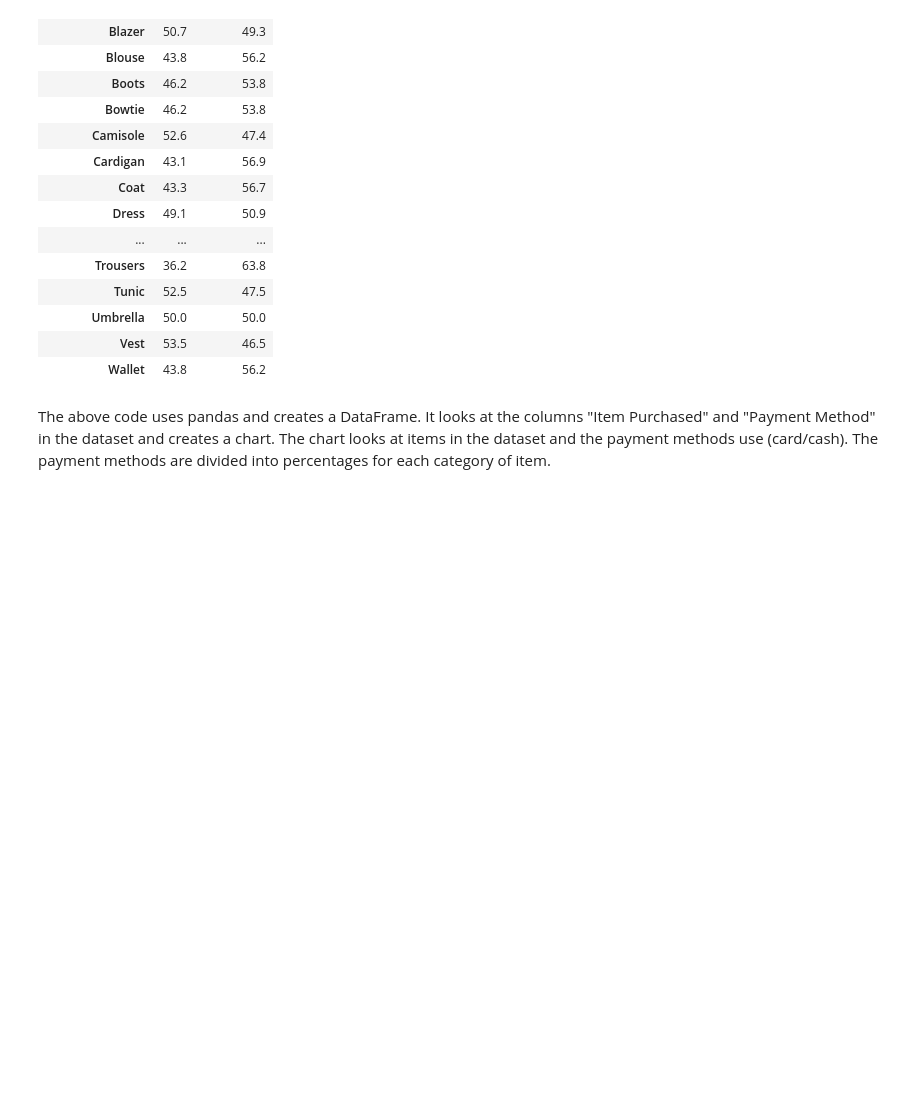
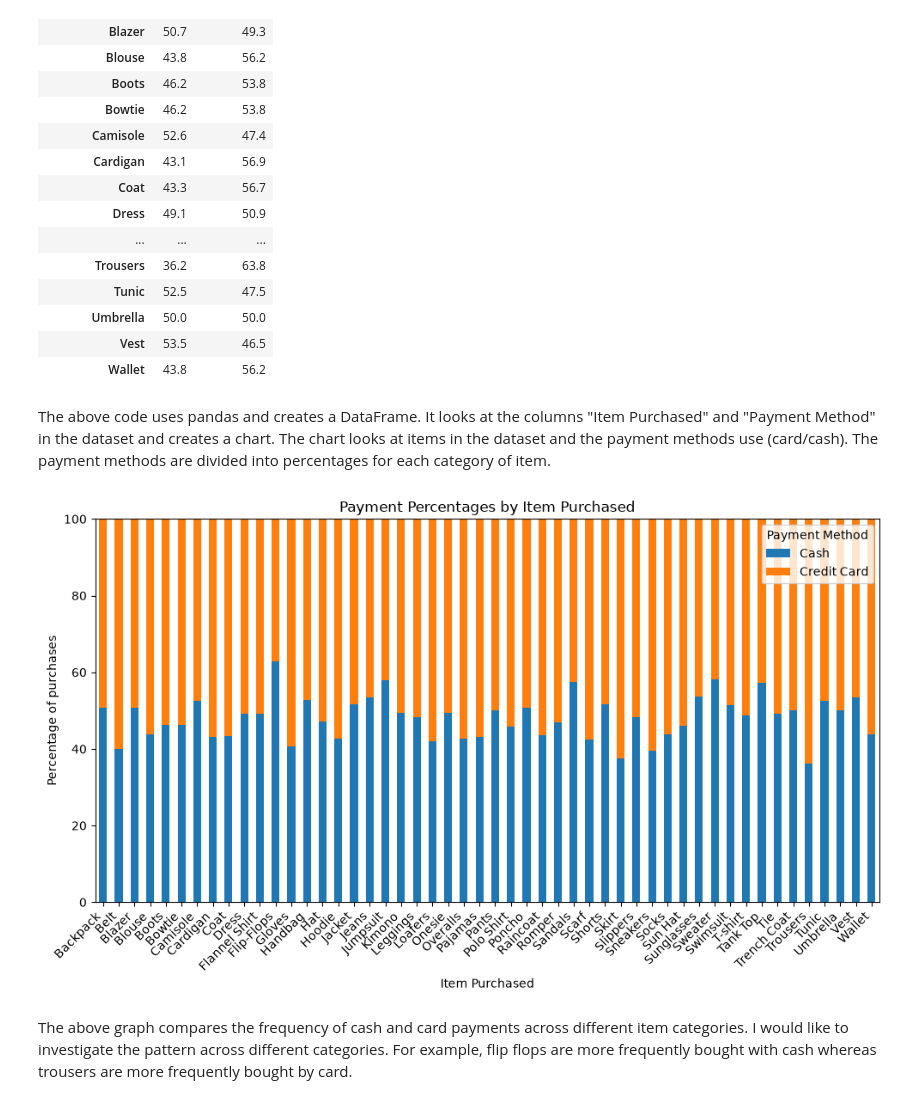
Before and after one commit to riya-p123/example-repo, a Jupyter notebook: notebook/introduction.ipynb, the cells around one changed output. Drawn from its saved outputs; the diff is of its cells as text; code cells hidden in the pictures; blank space fills up the shorter version.

Commit message:
tweaked markdowns and added comments to bar graph code

```diff
--- a/notebook/introduction.ipynb
+++ b/notebook/introduction.ipynb
@@ -58,20 +58,29 @@ payment_percentages.round(1)
 # %% [markdown]
 The above code uses pandas and creates a DataFrame. It looks at the columns "Item Purchased" and "Payment Method" in the dataset and creates a chart. The chart looks at items in the dataset and the payment methods use (card/cash). The payment methods are divided into percentages for each category of item.
 # %%
+# payment_percentages is the pandas dataframe created earlier
 # payment_percentages.plot() creates a bar chart to visualize the payment percentages by item purchased
 ax = payment_percentages.plot(
-    kind="bar"
+    kind="bar",
     # stacked=True puts the payment methods on top of each other in the bar chart, making it easier to compare the total percentages for each item purchased.
-    stacked=True
+    stacked=True,
     figsize=(10, 6)
 )
 
 ax.set_title("Payment Percentages by Item Purchased")
 ax.set_xlabel("Item Purchased")
 ax.set_ylabel("Percentage of purchases")
+# set_ylim(0, 100) sets the y-axis limits to be between 0 and 100, which is reasonable for the given dataset
 ax.set_ylim(0, 100)
 
+# Rotate the x-axis labels for better readability
 plt.xticks(rotation=45, ha="right")
+# Add a legend to the chart to indicate which color corresponds to which payment method
 plt.legend(title="Payment Method")
+# tight_layout() adjusts the layout of the chart to make sure that all elements fit within the figure area and are not cut off.
 plt.tight_layout()
 plt.show()
+# %% [output]
+[figure, added]
+# %% [markdown]
+The above graph compares the frequency of cash and card payments across different item categories. I would like to investigate the pattern across different categories. For example, flip flops are more frequently bought with cash whereas trousers are more frequently bought by card.
```
